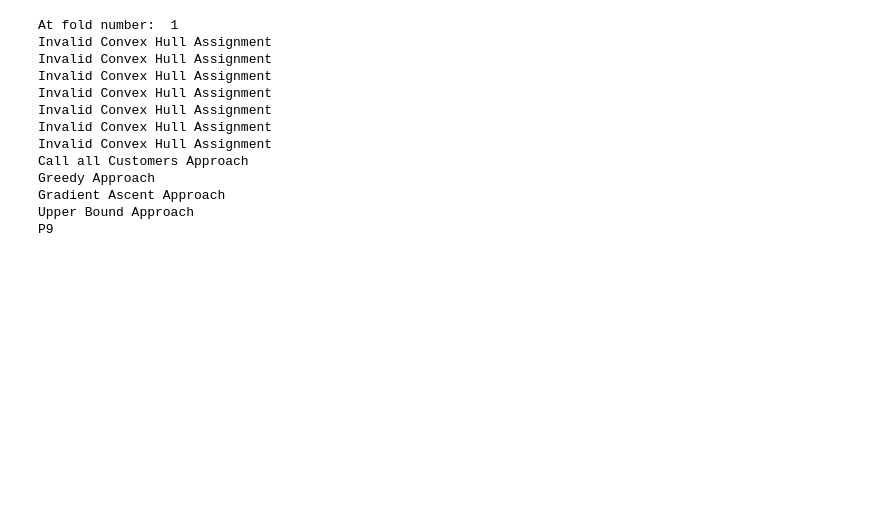
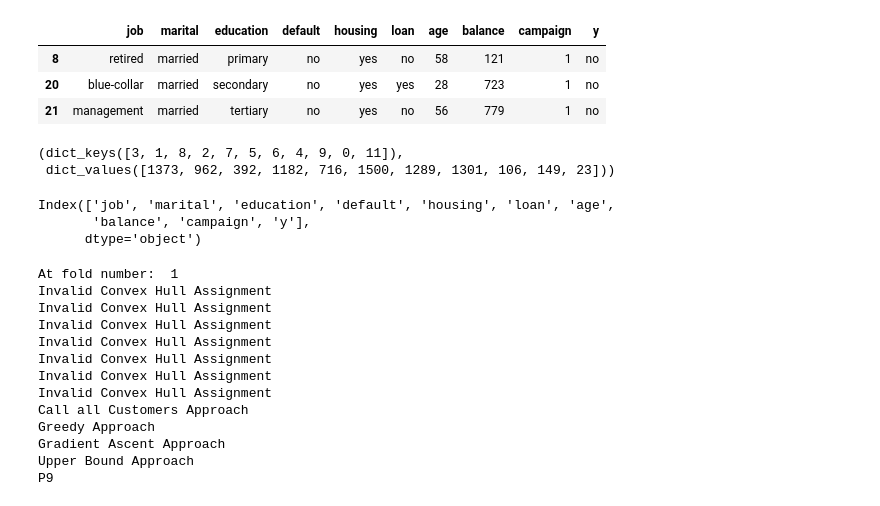
Before and after one commit to shiv1994/BankMarketing, a Jupyter notebook: method_final.ipynb, the cells around one changed output. Drawn from its saved outputs; the diff is of its cells as text; code cells hidden in the pictures; blank space fills up the shorter version.

```diff
--- a/method_final.ipynb
+++ b/method_final.ipynb
@@ -370,6 +370,32 @@ def construct_feature_combs(train_df):
     return combs_to_consider, fs_pick
 
 
+def group_age(mkt_df_filtered_kmeans, age_ranges):
+    print(age_ranges)
+    for loc, row in mkt_df_filtered_kmeans.iterrows():
+        age = int(row['age'])
+        age_val = None
+        for index, age_range in enumerate(age_ranges):
+            if op.ge(age, age_range[0]) and op.le(age, age_range[1]):
+                age_val = index + 1
+        if age_val == None:
+            print("Failed Assignment for age: ", age)
+        mkt_df_filtered_kmeans.loc[loc, 'age'] = age_val
+
+
+def group_balance(mkt_df_filtered_kmeans, balance_ranges):
+    print(balance_ranges)
+    for loc, row in mkt_df_filtered_kmeans.iterrows():
+        bal = int(row['balance'])
+        bal_val = None
+        for index, balance_range in enumerate(balance_ranges):
+            if op.ge(bal, balance_range[0]) and op.le(bal, balance_range[1]):
+                bal_val = index + 1
+        if bal_val == None:
+            print("Failed Assignment for balance: ", bal)
+        mkt_df_filtered_kmeans.loc[loc, 'balance'] = bal_val
+
+
 def group_age_balance_features(mkt_df_filtered_kmeans):
     for loc, row in mkt_df_filtered_kmeans.iterrows():
         # Age encoding.
@@ -758,6 +880,14 @@ age_query_strings = ['age >= 10 & age <= 34', 'age >= 35 & age <= 45', 'age >= 4
 # Balance query strings.
 balance_query_strings = ['balance <= 450',' balance > 450']
 
+# Balance query config.
+balance_ranges_1 = [(-10000, -1), (0, 550), (551, 105000)]
+balance_ranges_2 = [(-10000, 450), (451, 105000)]
+
+# Age query config.
+age_ranges_1 = [(18,30), (31,40), (41,50), (51,60), (61,100)]
+age_ranges_2 = [(10, 34), (35, 45), (46, 100)]
+
 # Max call number to consider.
 max_calls = 20
 
@@ -895,3 +1058,21 @@ In P8
+# %%
+test_df.iloc[[1,2,3]]
+# %% [output]
+|  | job | marital | education | default | housing | loan | age | balance | campaign | y |
+| 8 | retired | married | primary | no | yes | no | 58 | 121 | 1 | no |
+| 20 | blue-collar | married | secondary | no | yes | yes | 28 | 723 | 1 | no |
+| 21 | management | married | tertiary | no | yes | no | 56 | 779 | 1 | no |
+# %%
+hits2
+# %% [output]
+(dict_keys([3, 1, 8, 2, 7, 5, 6, 4, 9, 0, 11]),
+ dict_values([1373, 962, 392, 1182, 716, 1500, 1289, 1301, 106, 149, 23]))
+# %%
+train_df.columns
+# %% [output]
+Index(['job', 'marital', 'education', 'default', 'housing', 'loan', 'age',
+       'balance', 'campaign', 'y'],
+      dtype='object')
 # %%
 # USE THIS BODY OF CODE TO VERIFY RESULTS ... A KFOLD OBJECT MUST EXIST ALREADY.
 
```
Also changed, not shown: parts of 4 cells of this notebook, 3 other files.
